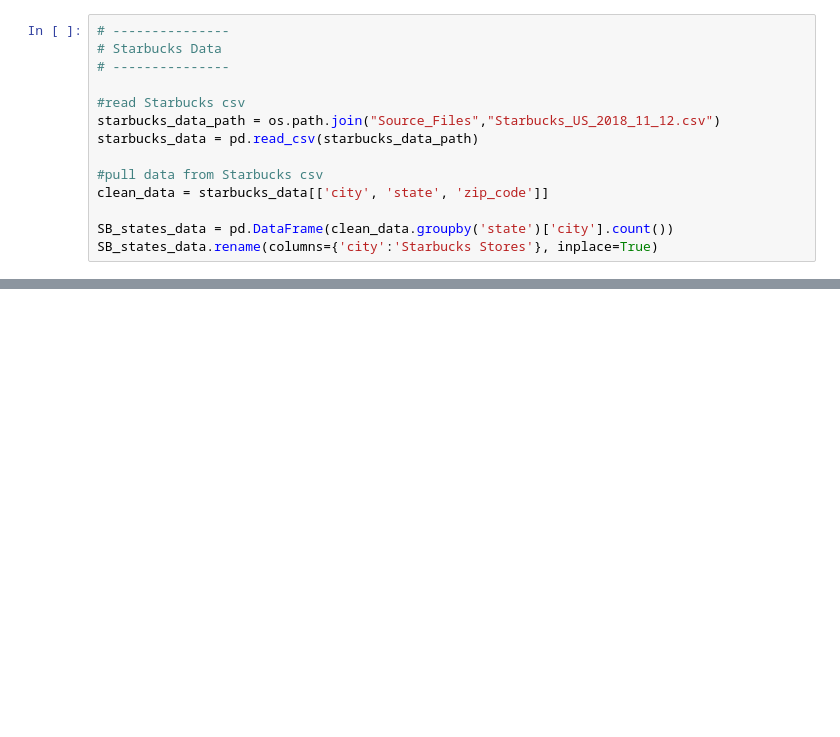
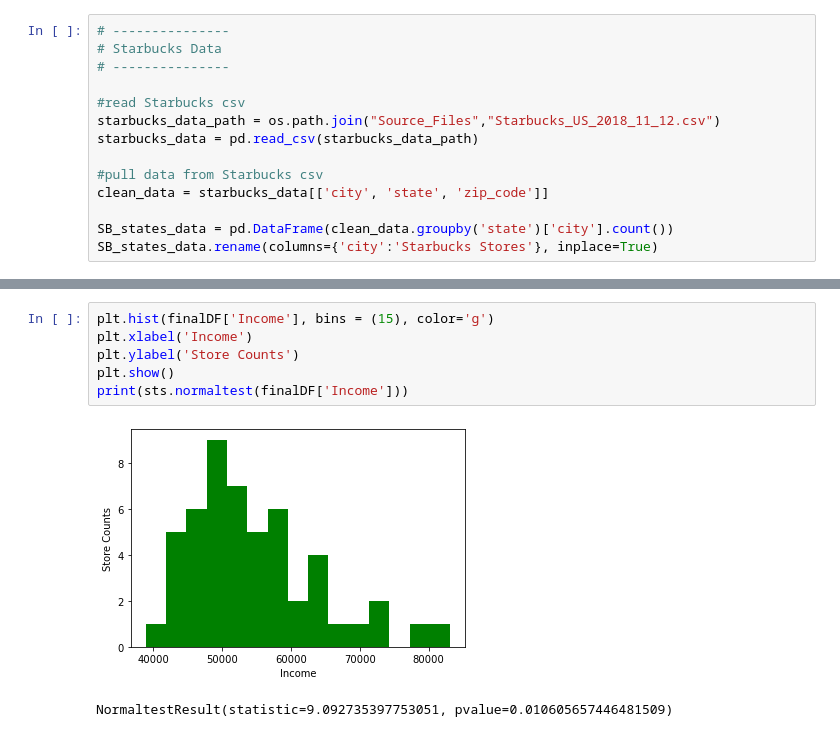
Before and after one commit to pjc0115/Project_1_Starbucks_vs_-Dunkin_Donuts, a Jupyter notebook: MainProjectCode.ipynb, the cells around one changed output, grey strips where cells are left out. Cells and saved outputs as stored; diff of their text form; blank space fills up the shorter version.

Commit message:
plus charts

```diff
--- a/MainProjectCode.ipynb
+++ b/MainProjectCode.ipynb
@@ -185,0 +211,9 @@ finalDF
+# %%
+plt.hist(finalDF['Income'], bins = (15), color='g')
+plt.xlabel('Income')
+plt.ylabel('Store Counts')
+plt.show()
+print(sts.normaltest(finalDF['Income']))
+# %% [output]
+[figure, added]
+NormaltestResult(statistic=9.092735397753051, pvalue=0.010605657446481509)
```
Also changed, not shown: parts of 11 cells of this notebook.
